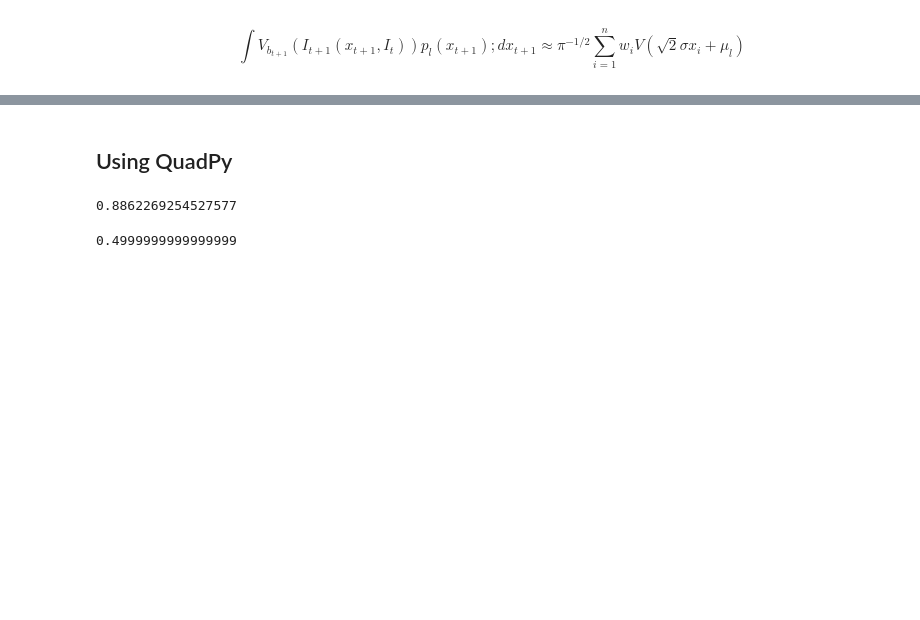
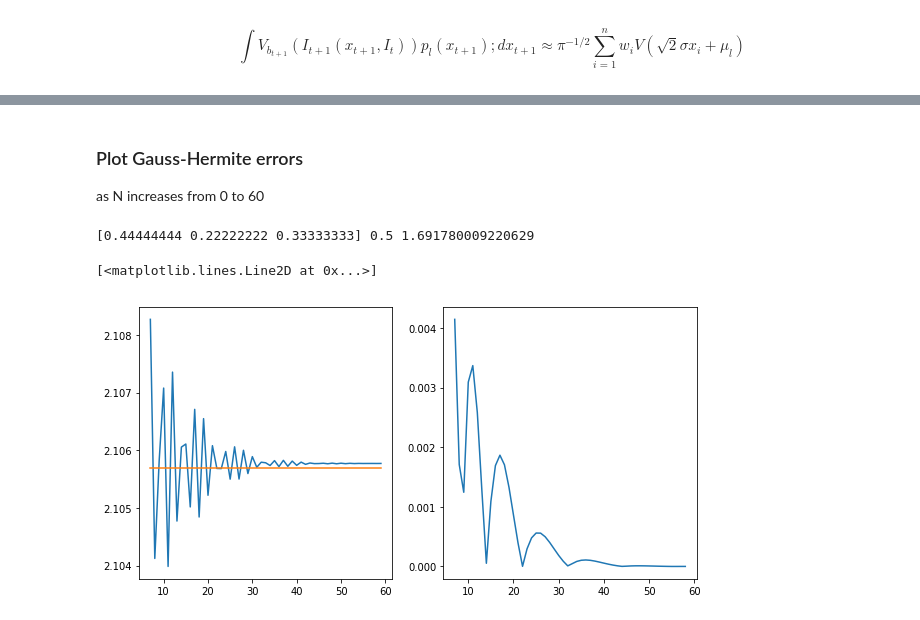
Before and after one commit to cdagnino/LearningModels, a Jupyter notebook: Notebooks/integrating_correctly.ipynb, the cells around one changed output, grey strips where cells are left out. Cells and saved outputs as stored; diff of their text form; code cells hidden in the pictures; blank space fills up the shorter version.

```diff
--- a/Notebooks/integrating_correctly.ipynb
+++ b/Notebooks/integrating_correctly.ipynb
@@ -202,6 +185,0 @@ ax.legend()
-# %%
-hermite_point = hermite_xs[4]
-beta_l = const.betas_transition[0]
-rescaled_demand = rescale_demand(hermite_point, beta_l, p_array)
-for hpoint in hermite_xs:
-    print(hpoint, rescale_demand(hpoint, beta_l=0.3, price=p_array[0]))
@@ -212,7 +186,7 @@ const.σ_ɛ
 # %% [markdown]
 ## Gauss-Hermite
 # %%
-import quadpy
+
 sqrt2 = np.sqrt(2)
 
 def rescale_demand(dmd, beta_l, price):
@@ -222,10 +196,7 @@ def rescale_demand(dmd, beta_l, price):
     mu = const.α + beta_l*np.log(price)
     return sqrt2*const.σ_ɛ * dmd + mu
 
-
-rule = quadpy.e1r2.GaussHermite(7)
-hermite_xs = rule.points
-hermite_ws = rule.weights
+hermite_xs, hermite_ws = np.polynomial.hermite.hermgauss(7)
 
 
 def gauss_hermite_integrate(f, price, lambdas, hermite_xs, hermite_ws):
@@ -308,2 +251,0 @@ array([-3. , -2.5, -2. ])
-# %% [markdown]
-## Using QuadPy
@@ -315,26 +252,24 @@ quadpy.e1r2.integrate(
-# %%
-import quadpy
-val = quadpy.e1r2.integrate(
-    lambda x: x**2,
-    quadpy.e1r2.GaussHermite(5)
-    )
-val
-# %% [output]
-0.8862269254527577
-# %%
-new_hermite_xs = np.array([-2.0201828704561, -0.95857246461382, 0, 0.95857246461382, 2.0201828704561])
-new_hermite_ws = np.array([0.019953242059046, 0.39361932315224, 0.94530872048294,
-                           0.39361932315224, 0.019953242059046])
-
-
-def simple_gauss_hermite(f, new_hermite_xs, new_hermite_ws):
-    return np.pi**(-0.5)*np.dot(f(hermite_xs), hermite_ws)
-
-def example_f(x):
-    return x**2
-
-simple_gauss_hermite(example_f, hermite_xs, hermite_ws)
-# %% [output]
-0.4999999999999999
+# %% [markdown]
+### Plot Gauss-Hermite errors
+
+as N increases from 0 to 60
+# %%
+ys = []
+xs = range(7, 60)
+for degree in xs:
+    hermite_xs, hermite_ws = np.polynomial.hermite.hermgauss(degree)
+    ys.append(gauss_hermite_integrate(v0, p_array[0],
+                            r_lambda_point, hermite_xs, hermite_ws))
+
+fig, [ax1, ax2] = plt.subplots(1, 2, figsize=(10, 5))
+ax1.plot(xs, ys)
+print(r_lambda_point, p_array[0], v0(r_lambda_point[:2]))
+ax1.plot(xs, np.repeat(2.1057, len(xs)  ))
+
+ax2.plot(xs[:-1], np.abs(np.array(ys)[1:] - np.array(ys)[:-1]))
+# %% [output]
+[0.44444444 0.22222222 0.33333333] 0.5 1.691780009220629
+[<matplotlib.lines.Line2D at 0x...>]
+[figure, added]
 # %%
 # %% [output]
```
Also changed, not shown: parts of 20 cells of this notebook, 1 other file.
